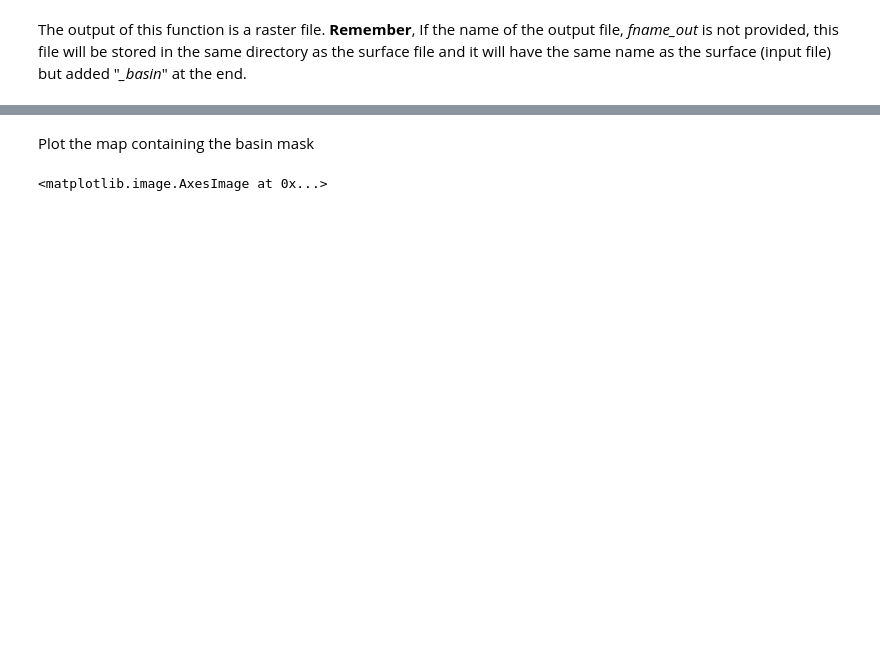
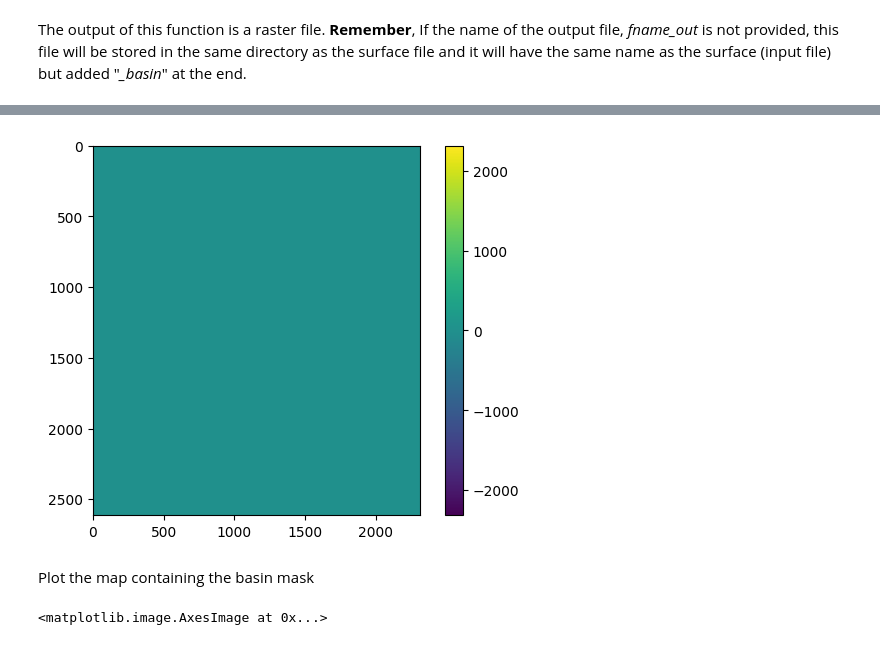
Before and after one commit to AndresQuichimbo/CUWALID-tutorials, a Jupyter notebook: Training/DRYP/catchment/02_DRYP_pre_processing.ipynb, the cells around one changed output, grey strips where cells are left out. Drawn from its saved outputs; the diff is of its cells as text; code cells hidden in the pictures; blank space fills up the shorter version.

```diff
--- a/Training/DRYP/catchment/02_DRYP_pre_processing.ipynb
+++ b/Training/DRYP/catchment/02_DRYP_pre_processing.ipynb
@@ -161,3 +193,15 @@ path_rgn_mask = os.path.join(regional_path, "input/HAD_DEM_utm_mm_basin.asc")
+# %%
+# check if flow direction files are the same
+#plot_raster_file(path_fld_dryp)
+#plot_raster_file(path_rgn_flowdir)
+
+# read and plot the diference betwen the two flow direction files
+
+plt.imshow(rasterio.open(path_fld_dryp).read(1) - rasterio.open(path_rgn_flowdir).read(1))
+plt.colorbar()
+plt.show()
+# %% [output]
+[figure, added]
 # %% [markdown]
 Plot the map containing the basin mask
 # %%
```
Also changed, not shown: parts of 8 cells of this notebook, 14 other files.
